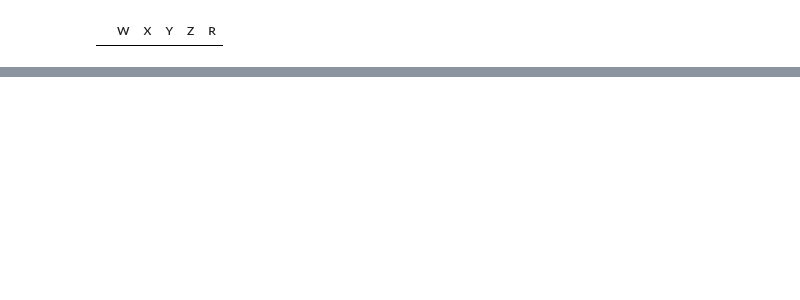
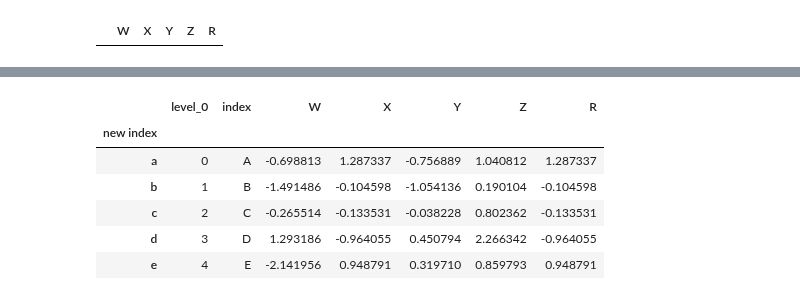
Before and after one commit to Rodrigo-Perico/DataScience, a Jupyter notebook: pandas.ipynb, the cells around one changed output, grey strips where cells are left out. Saved outputs shown, nothing was run; the diff lists cells and outputs as text; code cells hidden in the pictures; blank space fills up the shorter version.

```diff
--- a/pandas.ipynb
+++ b/pandas.ipynb
@@ -195,0 +221,4 @@ Index(['A', 'B', 'C', 'D', 'E'], dtype='object')
+# %%
+df.reset_index(inplace=True)
+# %%
+df.set_index()
@@ -195,0 +232,14 @@ Index(['A', 'B', 'C', 'D', 'E'], dtype='object')
+# %%
+newindex= 'a b c d e'.split()
+# %%
+df['new index'] = newindex
+# %%
+df.reset_index().set_index('new index')
+# %% [output]
+|  | level_0 | index | W | X | Y | Z | R |
+| new index |  |  |  |  |  |  |  |
+| a | 0 | A | -0.698813 | 1.287337 | -0.756889 | 1.040812 | 1.287337 |
+| b | 1 | B | -1.491486 | -0.104598 | -1.054136 | 0.190104 | -0.104598 |
+| c | 2 | C | -0.265514 | -0.133531 | -0.038228 | 0.802362 | -0.133531 |
+| d | 3 | D | 1.293186 | -0.964055 | 0.450794 | 2.266342 | -0.964055 |
+| e | 4 | E | -2.141956 | 0.948791 | 0.319710 | 0.859793 | 0.948791 |
```
Also changed, not shown: parts of 15 cells of this notebook.
